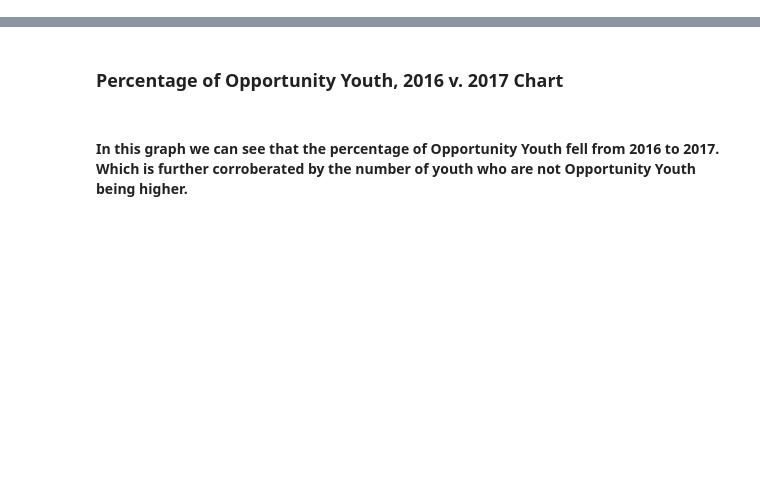
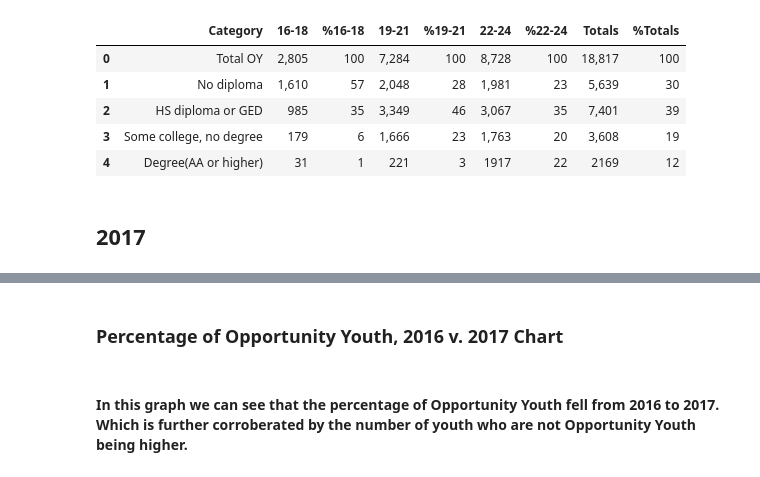
Before and after one commit to Caellwyn/south-king-county-opportunity-youth, a Jupyter notebook: notebooks/exploratory/comparison_charts_final.ipynb, the cells around one changed output, grey strips where cells are left out. Cells and saved outputs as stored; diff of their text form; code cells hidden in the pictures; blank space fills up the shorter version.

```diff
--- a/notebooks/exploratory/comparison_charts_final.ipynb
+++ b/notebooks/exploratory/comparison_charts_final.ipynb
@@ -12,0 +50,9 @@ import matplotlib.pyplot as plt
+# %%
+df_oy_16
+# %% [output]
+|  | Category | 16-18 | %16-18 | 19-21 | %19-21 | 22-24 | %22-24 | Totals | %Totals |
+| 0 | Total OY | 2,805 | 100 | 7,284 | 100 | 8,728 | 100 | 18,817 | 100 |
+| 1 | No diploma | 1,610 | 57 | 2,048 | 28 | 1,981 | 23 | 5,639 | 30 |
+| 2 | HS diploma or GED | 985 | 35 | 3,349 | 46 | 3,067 | 35 | 7,401 | 39 |
+| 3 | Some college, no degree | 179 | 6 | 1,666 | 23 | 1,763 | 20 | 3,608 | 19 |
+| 4 | Degree(AA or higher) | 31 | 1 | 221 | 3 | 1917 | 22 | 2169 | 12 |
@@ -12,0 +83,2 @@ import matplotlib.pyplot as plt
+# %% [markdown]
+## 2017
```
Also changed, not shown: parts of 24 cells of this notebook, 2 other files.
